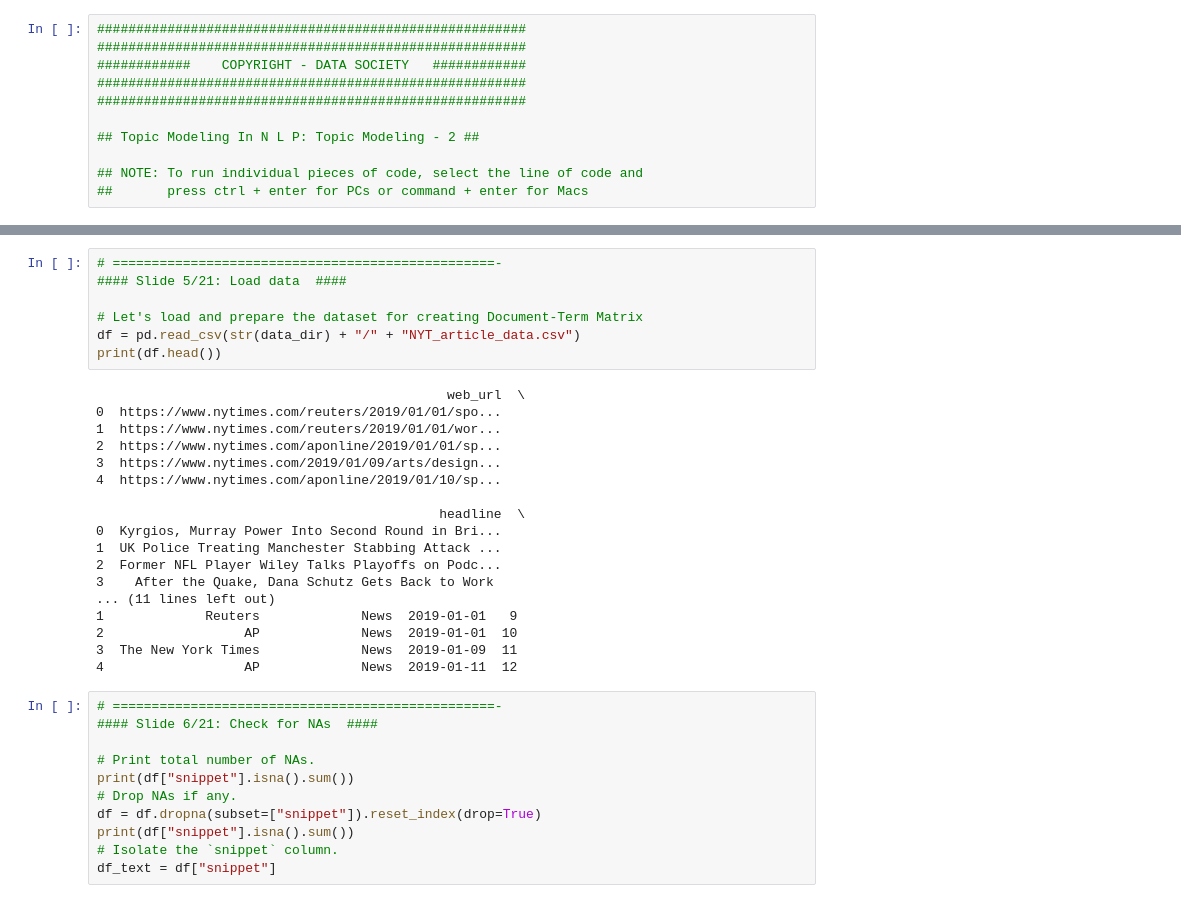
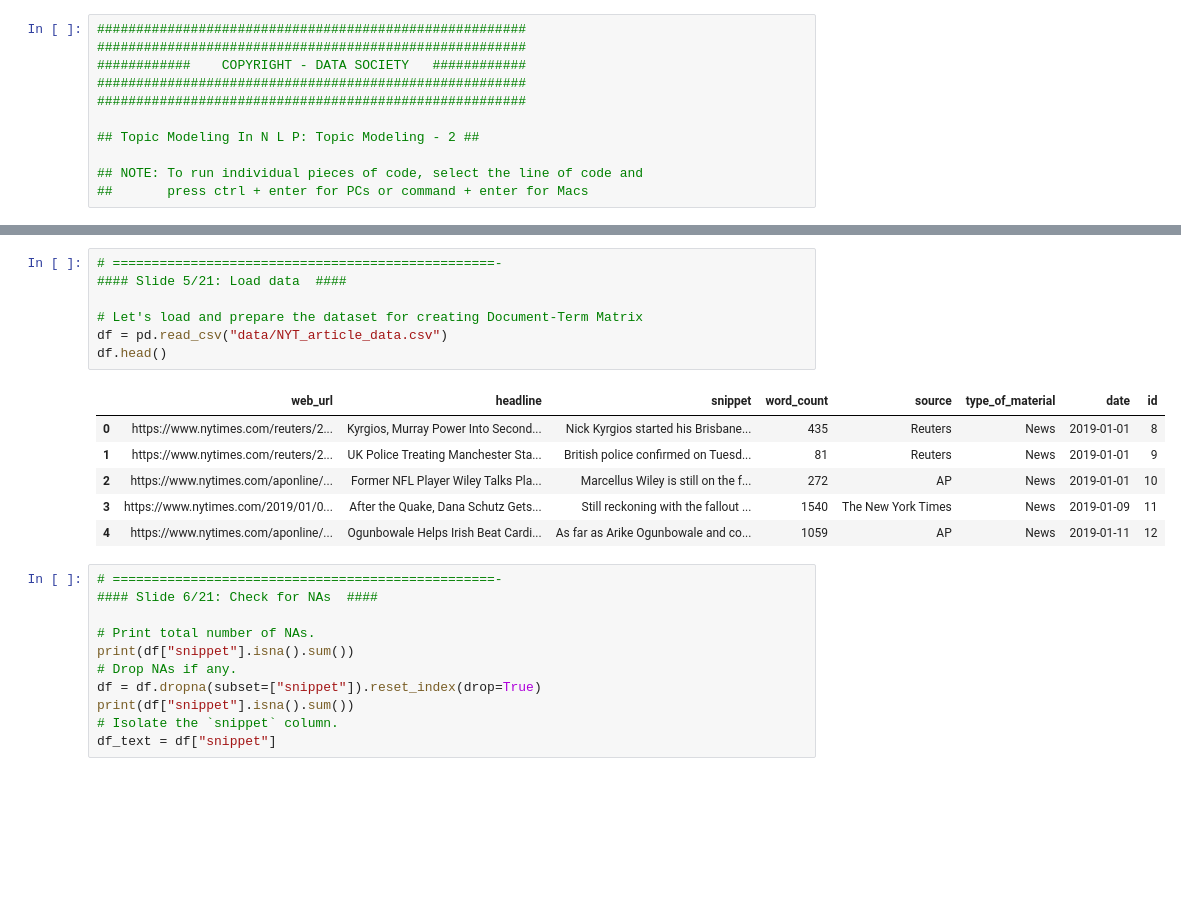
Before and after one commit to maptv/Text-Mining, a Jupyter notebook: TopicModeling-code.ipynb, the cells around one changed output, grey strips where cells are left out. Saved outputs shown, nothing was run; the diff lists cells and outputs as text; blank space fills up the shorter version.

```diff
--- a/TopicModeling-code.ipynb
+++ b/TopicModeling-code.ipynb
@@ -64,28 +73,17 @@ print(plot_dir)
 # %%
 # =================================================-
 #### Slide 5/21: Load data  ####
 
 # Let's load and prepare the dataset for creating Document-Term Matrix
-df = pd.read_csv(str(data_dir) + "/" + "NYT_article_data.csv")
-print(df.head())
+df = pd.read_csv("data/NYT_article_data.csv")
+df.head()
 # %% [output]
-                                             web_url  \
-0  https://www.nytimes.com/reuters/2019/01/01/spo...
-1  https://www.nytimes.com/reuters/2019/01/01/wor...
-2  https://www.nytimes.com/aponline/2019/01/01/sp...
-3  https://www.nytimes.com/2019/01/09/arts/design...
-4  https://www.nytimes.com/aponline/2019/01/10/sp...
-
-                                            headline  \
-0  Kyrgios, Murray Power Into Second Round in Bri...
-1  UK Police Treating Manchester Stabbing Attack ...
-2  Former NFL Player Wiley Talks Playoffs on Podc...
-3    After the Quake, Dana Schutz Gets Back to Work
-... (11 lines left out)
-1             Reuters             News  2019-01-01   9
-2                  AP             News  2019-01-01  10
-3  The New York Times             News  2019-01-09  11
-4                  AP             News  2019-01-11  12
+|  | web_url | headline | snippet | word_count | source | type_of_material | date | id |
+| 0 | https://www.nytimes.com/reuters/2... | Kyrgios, Murray Power Into Second... | Nick Kyrgios started his Brisbane... | 435 | Reuters | News | 2019-01-01 | 8 |
+| 1 | https://www.nytimes.com/reuters/2... | UK Police Treating Manchester Sta... | British police confirmed on Tuesd... | 81 | Reuters | News | 2019-01-01 | 9 |
+| 2 | https://www.nytimes.com/aponline/... | Former NFL Player Wiley Talks Pla... | Marcellus Wiley is still on the f... | 272 | AP | News | 2019-01-01 | 10 |
+| 3 | https://www.nytimes.com/2019/01/0... | After the Quake, Dana Schutz Gets... | Still reckoning with the fallout ... | 1540 | The New York Times | News | 2019-01-09 | 11 |
+| 4 | https://www.nytimes.com/aponline/... | Ogunbowale Helps Irish Beat Cardi... | As far as Arike Ogunbowale and co... | 1059 | AP | News | 2019-01-11 | 12 |
 # %%
 # =================================================-
 #### Slide 6/21: Check for NAs  ####
```
Also changed, not shown: parts of 12 cells of this notebook.
